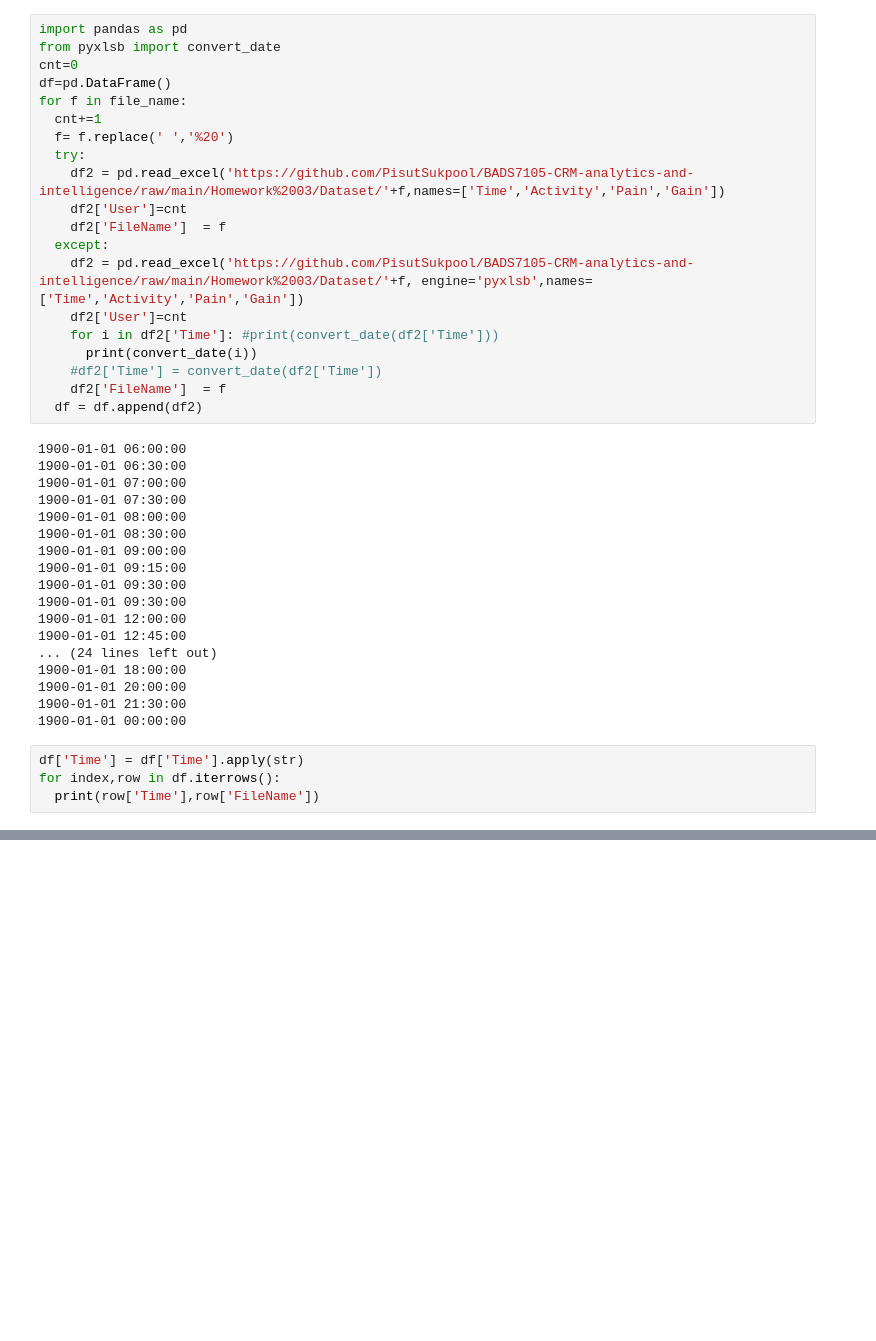
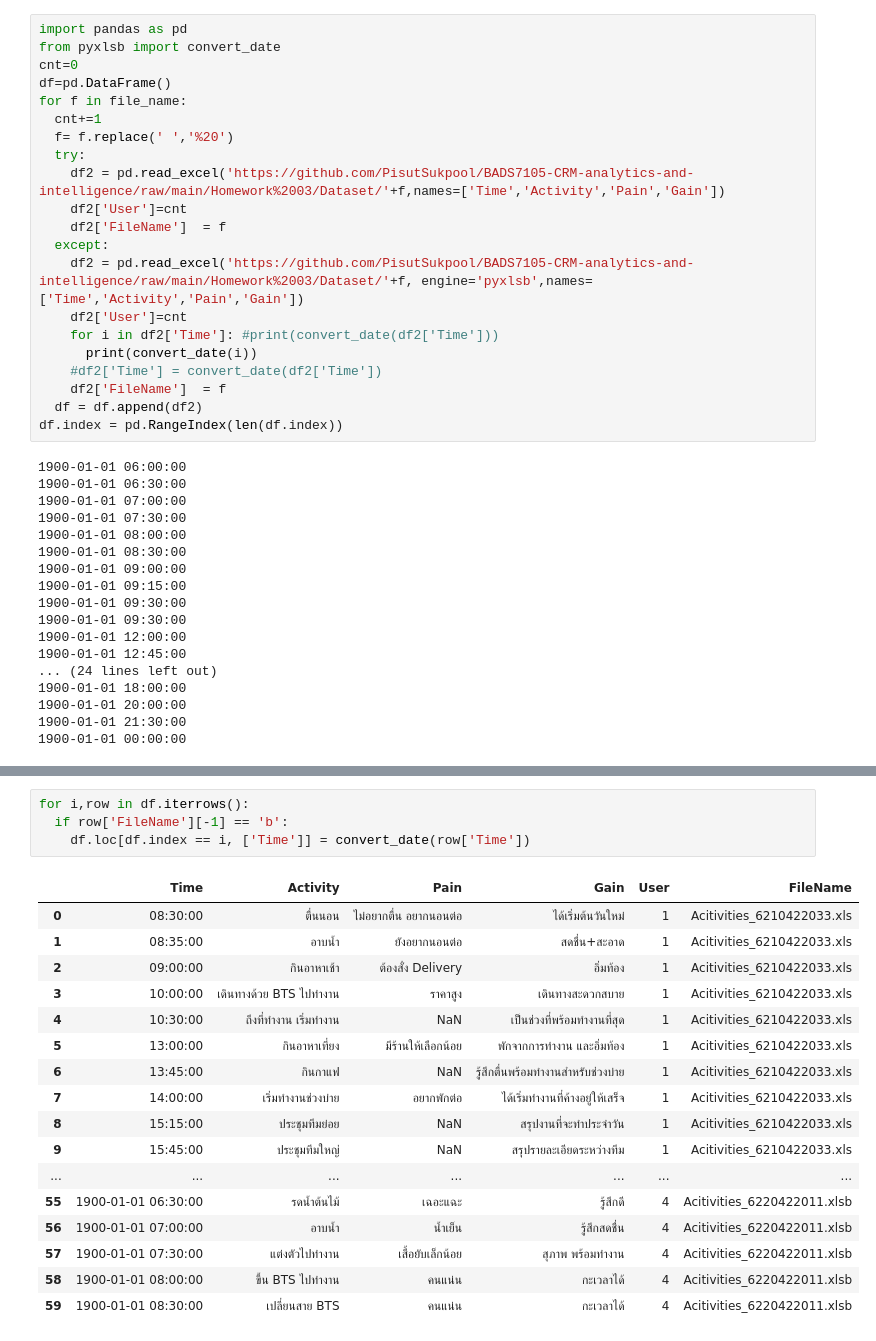
Before and after one commit to PisutSukpool/CRM-Analytics, a Jupyter notebook: Homework 03/6210422044_PisutSukpool_HW3.ipynb, the cells around one changed output, grey strips where cells are left out. Saved outputs shown, nothing was run; the diff lists cells and outputs as text; blank space fills up the shorter version.

```diff
--- a/Homework 03/6210422044_PisutSukpool_HW3.ipynb
+++ b/Homework 03/6210422044_PisutSukpool_HW3.ipynb
@@ -62,6 +62,7 @@ for f in file_name:
     #df2['Time'] = convert_date(df2['Time'])
     df2['FileName']  = f
   df = df.append(df2)
+df.index = pd.RangeIndex(len(df.index))
 # %% [output]
 1900-01-01 06:00:00
 1900-01-01 06:30:00
@@ -80,7 +81,3 @@ for f in file_name:
 1900-01-01 20:00:00
 1900-01-01 21:30:00
 1900-01-01 00:00:00
-# %%
-df['Time'] = df['Time'].apply(str)
-for index,row in df.iterrows():
-  print(row['Time'],row['FileName'])
@@ -104,0 +84,22 @@ for index,row in df.iterrows():
+# %%
+for i,row in df.iterrows():
+  if row['FileName'][-1] == 'b':
+    df.loc[df.index == i, ['Time']] = convert_date(row['Time'])
+# %% [output]
+|  | Time | Activity | Pain | Gain | User | FileName |
+| 0 | 08:30:00 | ตื่นนอน | ไม่อยากตื่น อยากนอนต่อ | ได้เริ่มต้นวันใหม่ | 1 | Acitivities_6210422033.xls |
+| 1 | 08:35:00 | อาบน้ำ | ยังอยากนอนต่อ | สดชื่น+สะอาด | 1 | Acitivities_6210422033.xls |
+| 2 | 09:00:00 | กินอาหาเช้า | ต้องสั่ง Delivery | อิ่มท้อง | 1 | Acitivities_6210422033.xls |
+| 3 | 10:00:00 | เดินทางด้วย BTS ไปทำงาน | ราคาสูง | เดินทางสะดวกสบาย | 1 | Acitivities_6210422033.xls |
+| 4 | 10:30:00 | ถึงที่ทำงาน เริ่มทำงาน | NaN | เป็นช่วงที่พร้อมทำงานที่สุด | 1 | Acitivities_6210422033.xls |
+| 5 | 13:00:00 | กินอาหาเที่ยง | มีร้านให้เลือกน้อย | พักจากการทำงาน และอิ่มท้อง | 1 | Acitivities_6210422033.xls |
+| 6 | 13:45:00 | กินกาแฟ | NaN | รู้สึกตื่นพร้อมทำงานสำหรับช่วงบ่าย | 1 | Acitivities_6210422033.xls |
+| 7 | 14:00:00 | เริ่มทำงานช่วงบ่าย | อยากพักต่อ | ได้เริ่มทำงานที่ค้างอยู่ให้เสร็จ | 1 | Acitivities_6210422033.xls |
+| 8 | 15:15:00 | ประชุมทีมย่อย | NaN | สรุปงานที่จะทำประจำวัน | 1 | Acitivities_6210422033.xls |
+| 9 | 15:45:00 | ประชุมทีมใหญ่ | NaN | สรุปรายละเอียดระหว่างทีม | 1 | Acitivities_6210422033.xls |
+| ... | ... | ... | ... | ... | ... | ... |
+| 55 | 1900-01-01 06:30:00 | รดน้ำต้นไม้ | เฉอะแฉะ | รู้สึกดี | 4 | Acitivities_6220422011.xlsb |
+| 56 | 1900-01-01 07:00:00 | อาบน้ำ | น้ำเย็น | รู้สึกสดชื่น | 4 | Acitivities_6220422011.xlsb |
+| 57 | 1900-01-01 07:30:00 | แต่งตัวไปทำงาน | เสื้อยับเล็กน้อย | สุภาพ พร้อมทำงาน | 4 | Acitivities_6220422011.xlsb |
+| 58 | 1900-01-01 08:00:00 | ขึ้น BTS ไปทำงาน | คนแน่น | กะเวลาได้ | 4 | Acitivities_6220422011.xlsb |
+| 59 | 1900-01-01 08:30:00 | เปลี่ยนสาย BTS | คนแน่น | กะเวลาได้ | 4 | Acitivities_6220422011.xlsb |
```
Also changed, not shown: parts of 3 cells of this notebook.
